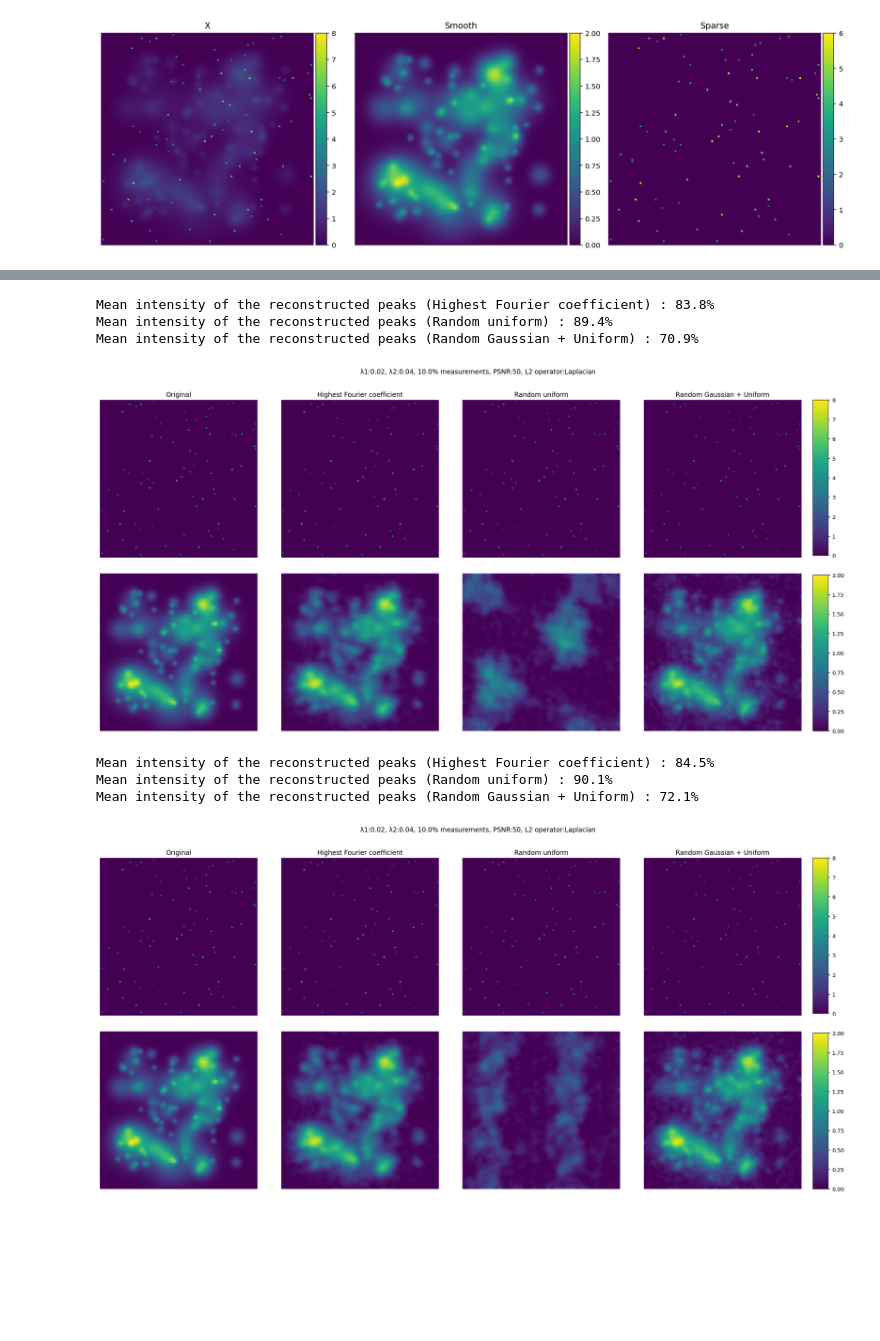
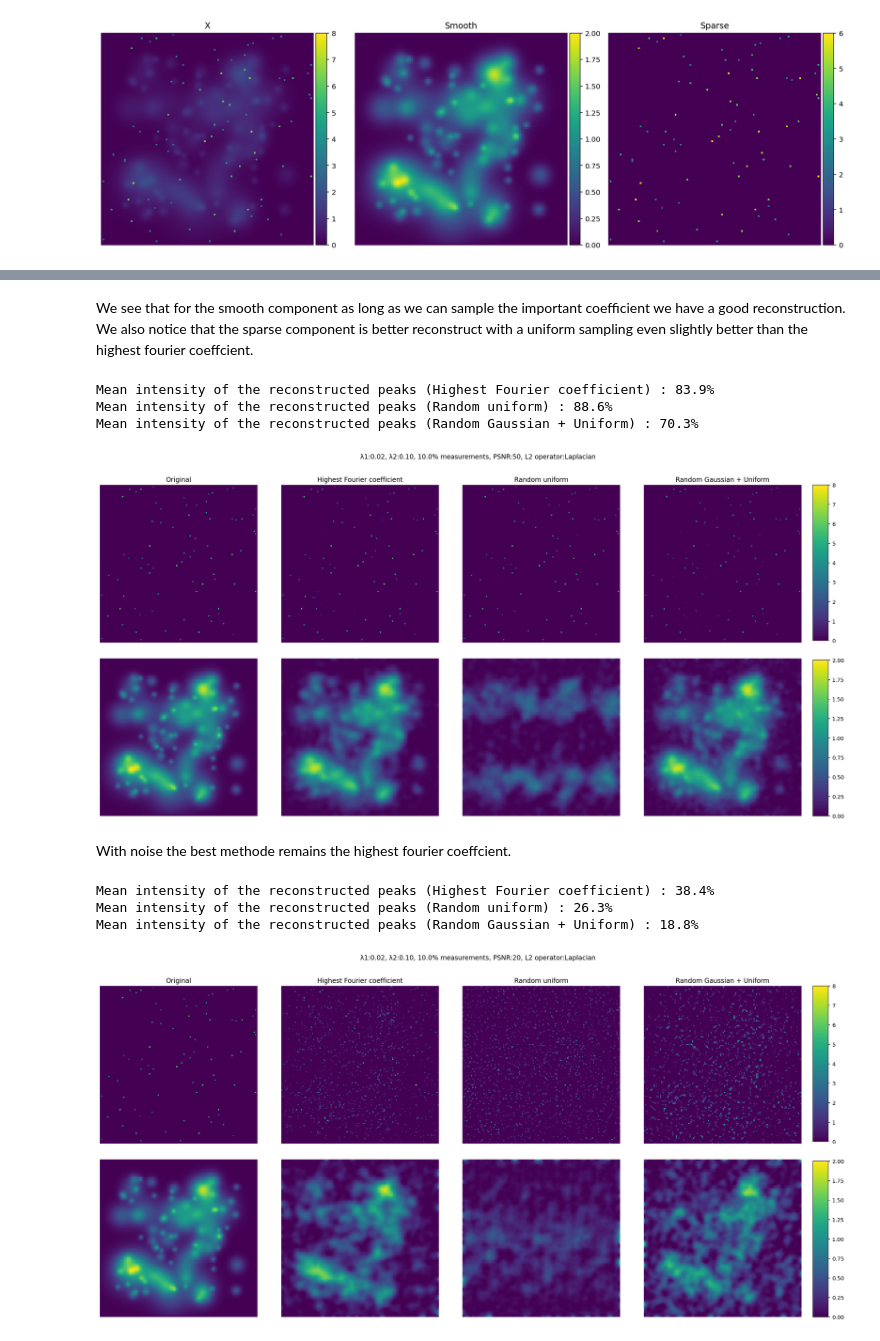
Before and after one commit to David-Chavess/Sparse-smooth-signal, a Jupyter notebook: Presentation.ipynb, the cells around one changed output, grey strips where cells are left out. Drawn from its saved outputs; the diff is of its cells as text; code cells hidden in the pictures; blank space fills up the shorter version.

```diff
--- a/Presentation.ipynb
+++ b/Presentation.ipynb
@@ -19,7 +19,7 @@ s.plot()
 # %%
 L = 0.1
 l1 = 0.02
-l2 = 0.04
+l2 = 0.1
 psnr = 50.
 s.psnr = psnr
 s.H = get_low_freq_operator(d, L)
@@ -35,15 +38,19 @@ plot_sampling_methods(s, L)
+# %% [markdown]
+We see that for the smooth component as long as we can sample the important coefficient we have a good reconstruction. We also notice that the sparse component is better reconstruct with a uniform sampling even slightly better than the highest fourier coeffcient.
 # %%
 compare_measurements_methods(s, L, l1, l2, psnr, "Laplacian")
 # %% [output]
-Mean intensity of the reconstructed peaks (Highest Fourier coefficient) : 83.8%
-Mean intensity of the reconstructed peaks (Random uniform) : 89.4%
-Mean intensity of the reconstructed peaks (Random Gaussian + Uniform) : 70.9%
+Mean intensity of the reconstructed peaks (Highest Fourier coefficient) : 83.9%
+Mean intensity of the reconstructed peaks (Random uniform) : 88.6%
+Mean intensity of the reconstructed peaks (Random Gaussian + Uniform) : 70.3%
-[figure, old version]
+[figure, new version]
+# %% [markdown]
+With noise the best methode remains the highest fourier coeffcient.
 # %%
 s.psnr = 20.
-compare_measurements_methods(s, L, l1, l2, psnr, "Laplacian")
+compare_measurements_methods(s, L, l1, l2, 20, "Laplacian")
 # %% [output]
-Mean intensity of the reconstructed peaks (Highest Fourier coefficient) : 84.5%
-Mean intensity of the reconstructed peaks (Random uniform) : 90.1%
-Mean intensity of the reconstructed peaks (Random Gaussian + Uniform) : 72.1%
+Mean intensity of the reconstructed peaks (Highest Fourier coefficient) : 38.4%
+Mean intensity of the reconstructed peaks (Random uniform) : 26.3%
+Mean intensity of the reconstructed peaks (Random Gaussian + Uniform) : 18.8%
-[figure, old version]
+[figure, new version]
```
Also changed, not shown: parts of 13 cells of this notebook.
